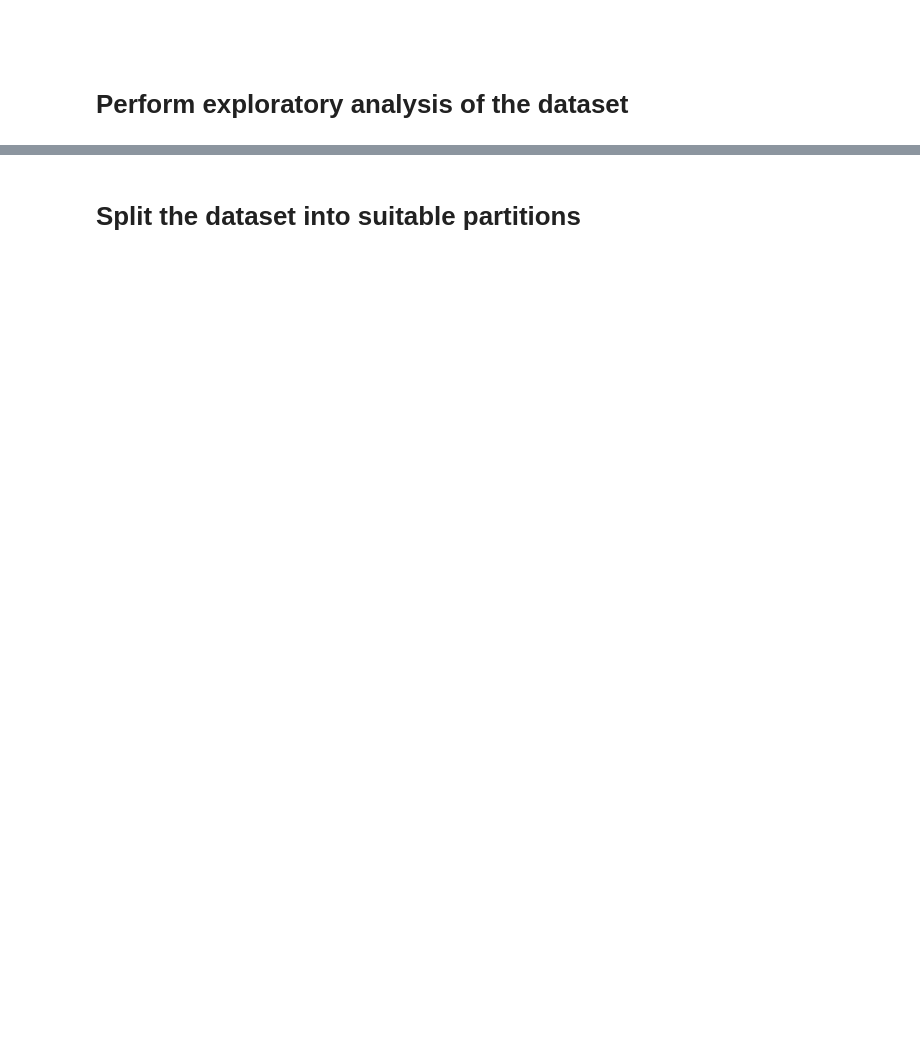
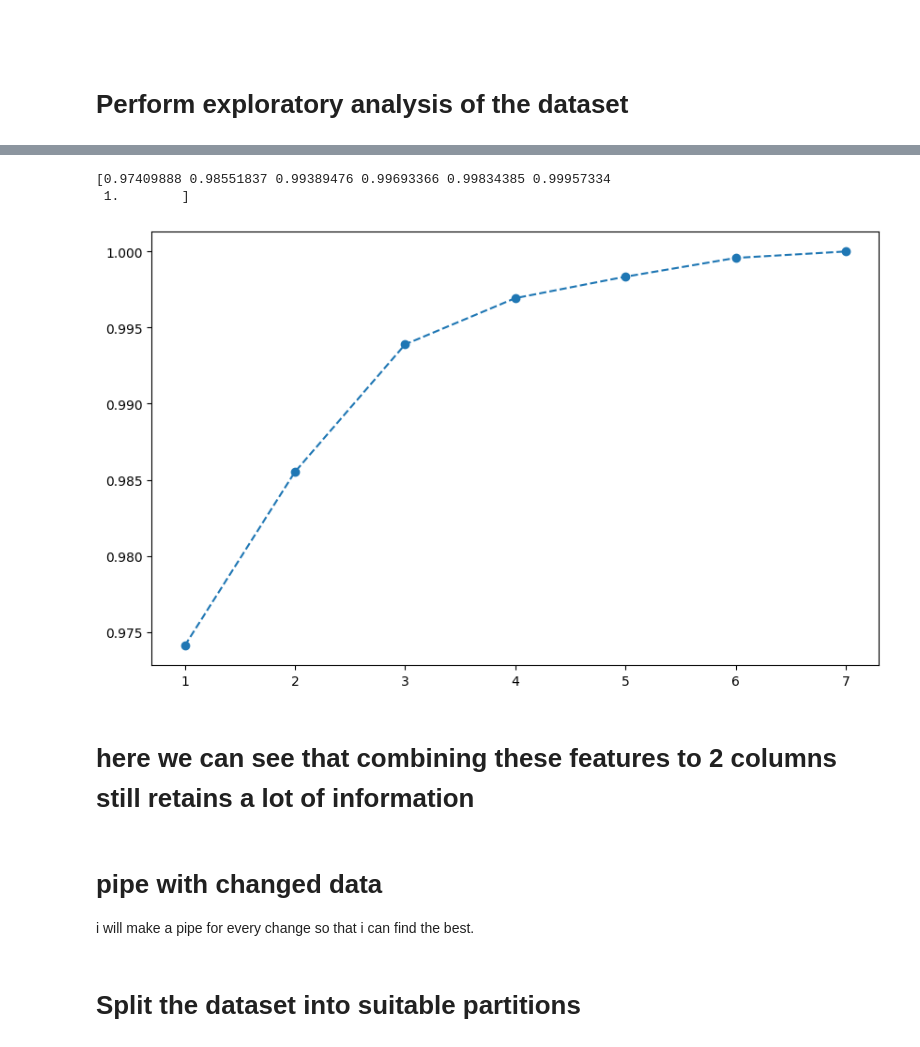
Before and after one commit to kosovarei/Machine_Learning, a Jupyter notebook: Artificial Neural Networks/Comparison_of_Regressors_Abalone_Age.ipynb, the cells around one changed output, grey strips where cells are left out. Drawn from its saved outputs; the diff is of its cells as text; code cells hidden in the pictures; blank space fills up the shorter version.

```diff
--- a/Artificial Neural Networks/Comparison_of_Regressors_Abalone_Age.ipynb
+++ b/Artificial Neural Networks/Comparison_of_Regressors_Abalone_Age.ipynb
@@ -37,0 +136,18 @@ abalone_data.head()
+# %%
+pca = PCA()
+number_of_pca = pca.fit_transform(abalone_data.iloc[:, 1:8])
+number_of_pca
+
+explained_variance = pca.explained_variance_ratio_
+cumulative_variance = np.cumsum(explained_variance)
+print(cumulative_variance)
+
+plt.figure(figsize=(10, 6))
+plt.plot(range(1, len(explained_variance) + 1), cumulative_variance, marker='o', linestyle='--')
+plt.show()
+# %% [output]
+[0.97409888 0.98551837 0.99389476 0.99693366 0.99834385 0.99957334
+ 1.        ]
+[figure, added]
+# %% [markdown]
+# here we can see that combining these features to 2 columns still retains a lot of information
@@ -37,0 +157,3 @@ abalone_data.head()
+# %% [markdown]
+# pipe with changed data
+i will make a pipe for every change so that i can find the best.
```
Also changed, not shown: parts of 70 cells of this notebook, 1 other file.
